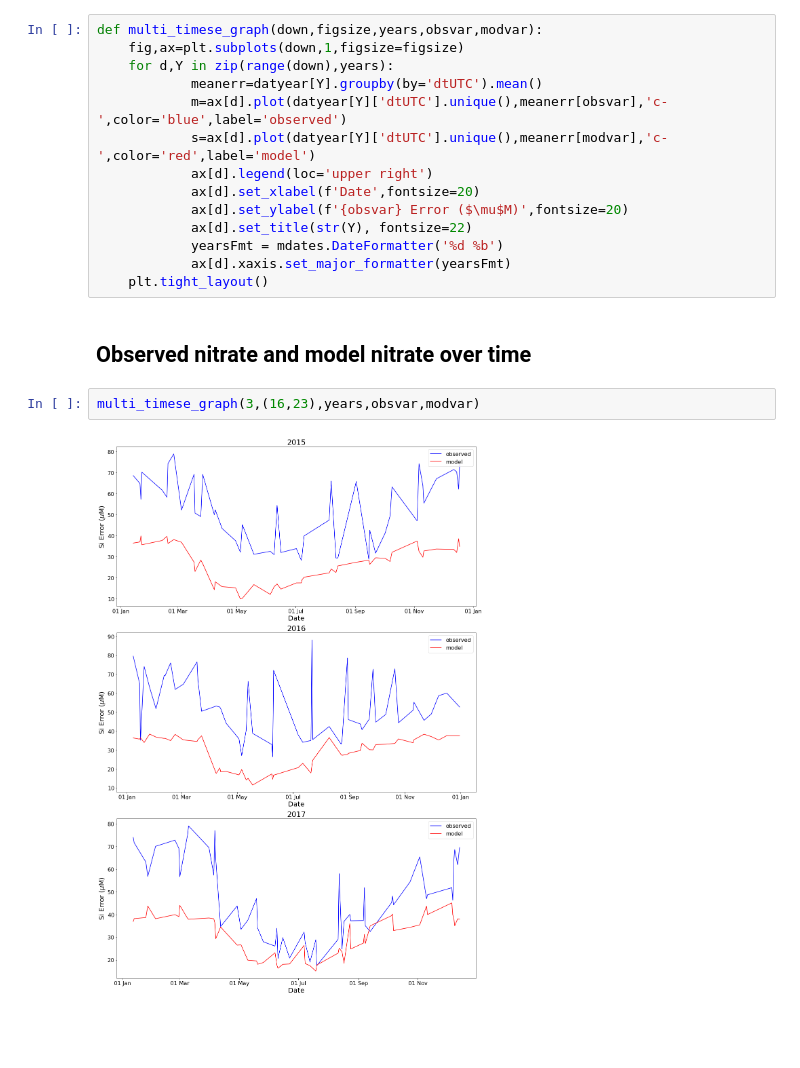
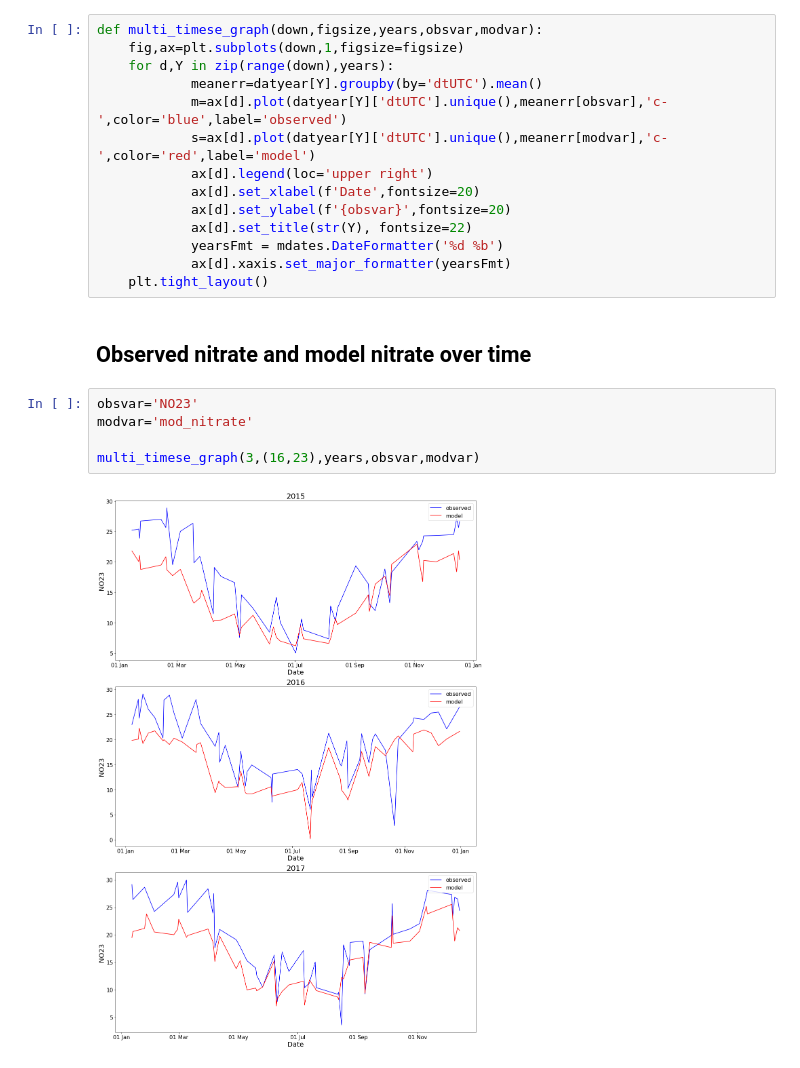
Before and after one commit to SalishSeaCast/analysis-keegan, a Jupyter notebook: notebooks/Evaluations/Time_Series_evaluation.ipynb, the cells around one changed output. Cells and saved outputs as stored; diff of their text form; blank space fills up the shorter version.

```diff
--- a/notebooks/Evaluations/Time_Series_evaluation.ipynb
+++ b/notebooks/Evaluations/Time_Series_evaluation.ipynb
@@ -396,7 +396,7 @@ def multi_timese_graph(down,figsize,years,obsvar,modvar):
             s=ax[d].plot(datyear[Y]['dtUTC'].unique(),meanerr[modvar],'c-',color='red',label='model')
             ax[d].legend(loc='upper right')
             ax[d].set_xlabel(f'Date',fontsize=20)
-            ax[d].set_ylabel(f'{obsvar} Error ($\mu$M)',fontsize=20)
+            ax[d].set_ylabel(f'{obsvar}',fontsize=20)
             ax[d].set_title(str(Y), fontsize=22)
             yearsFmt = mdates.DateFormatter('%d %b')
             ax[d].xaxis.set_major_formatter(yearsFmt)
@@ -404,6 +404,9 @@ def multi_timese_graph(down,figsize,years,obsvar,modvar):
 # %% [markdown]
 ## Observed nitrate and model nitrate over time
 # %%
+obsvar='NO23'
+modvar='mod_nitrate'
+
 multi_timese_graph(3,(16,23),years,obsvar,modvar)
 # %% [output]
-[figure, old version]
+[figure, new version]
```
Also changed, not shown: parts of 3 cells of this notebook, 1 other file.
